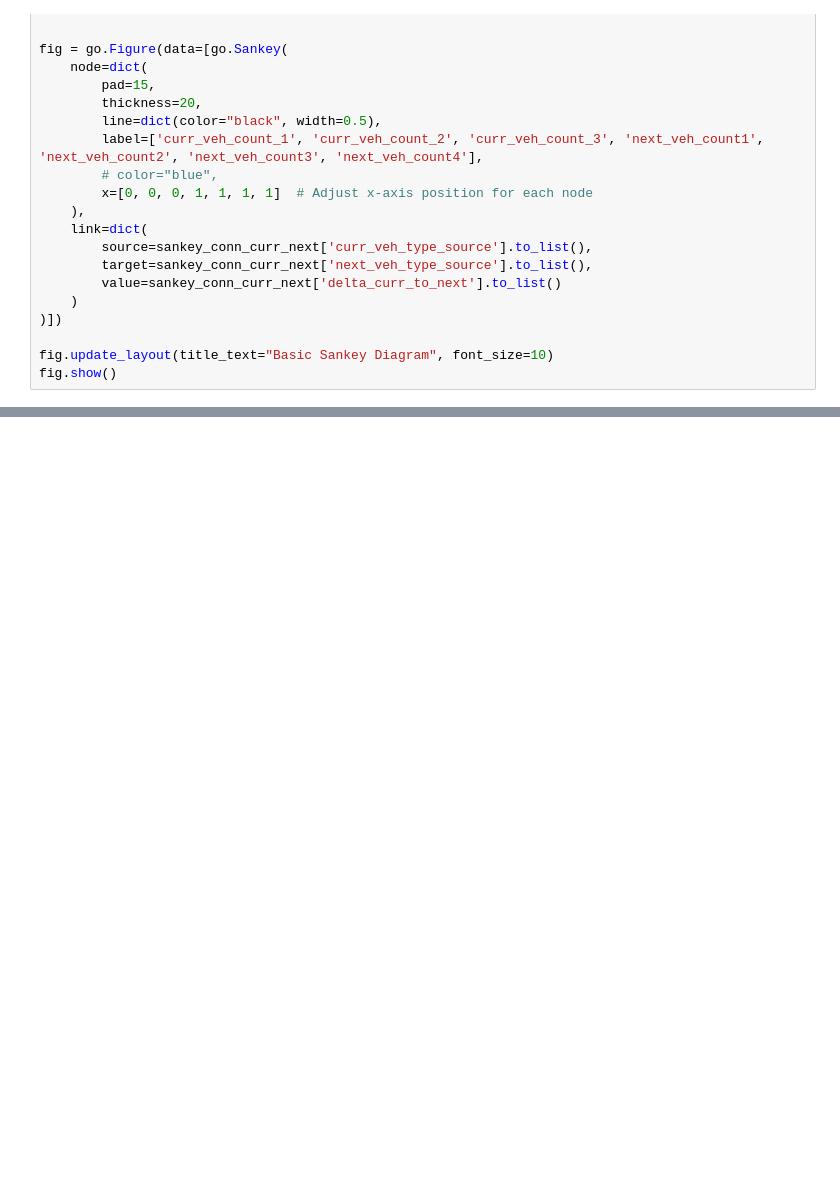
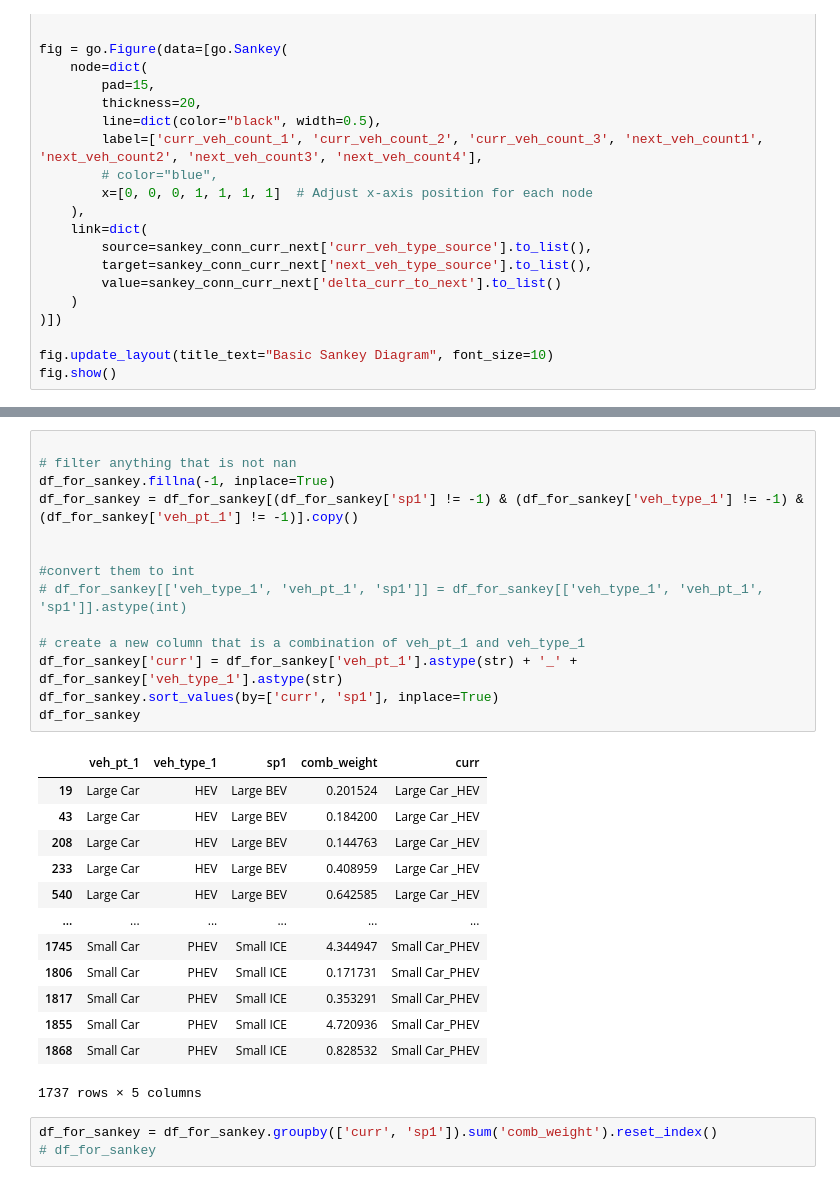
Before and after one commit to itssagunkarki/EV, a Jupyter notebook: graphs/6. sankey_curr_sp.ipynb, the cells around one changed output, grey strips where cells are left out. Saved outputs shown, nothing was run; the diff lists cells and outputs as text; blank space fills up the shorter version.

```diff
--- a/graphs/6. sankey_curr_sp.ipynb
+++ b/graphs/6. sankey_curr_sp.ipynb
@@ -52,0 +61,31 @@ dl.get_geo_edf()
+# %%
+
+# filter anything that is not nan
+df_for_sankey.fillna(-1, inplace=True)
+df_for_sankey = df_for_sankey[(df_for_sankey['sp1'] != -1) & (df_for_sankey['veh_type_1'] != -1) & (df_for_sankey['veh_pt_1'] != -1)].copy()
+
+
+#convert them to int
+# df_for_sankey[['veh_type_1', 'veh_pt_1', 'sp1']] = df_for_sankey[['veh_type_1', 'veh_pt_1', 'sp1']].astype(int)
+
+# create a new column that is a combination of veh_pt_1 and veh_type_1
+df_for_sankey['curr'] = df_for_sankey['veh_pt_1'].astype(str) + '_' + df_for_sankey['veh_type_1'].astype(str)
+df_for_sankey.sort_values(by=['curr', 'sp1'], inplace=True)
+df_for_sankey
+# %% [output]
+|  | veh_pt_1 | veh_type_1 | sp1 | comb_weight | curr |
+| 19 | Large Car | HEV | Large BEV | 0.201524 | Large Car _HEV |
+| 43 | Large Car | HEV | Large BEV | 0.184200 | Large Car _HEV |
+| 208 | Large Car | HEV | Large BEV | 0.144763 | Large Car _HEV |
+| 233 | Large Car | HEV | Large BEV | 0.408959 | Large Car _HEV |
+| 540 | Large Car | HEV | Large BEV | 0.642585 | Large Car _HEV |
+| ... | ... | ... | ... | ... | ... |
+| 1745 | Small Car | PHEV | Small ICE | 4.344947 | Small Car_PHEV |
+| 1806 | Small Car | PHEV | Small ICE | 0.171731 | Small Car_PHEV |
+| 1817 | Small Car | PHEV | Small ICE | 0.353291 | Small Car_PHEV |
+| 1855 | Small Car | PHEV | Small ICE | 4.720936 | Small Car_PHEV |
+| 1868 | Small Car | PHEV | Small ICE | 0.828532 | Small Car_PHEV |
+1737 rows × 5 columns
+# %%
+df_for_sankey = df_for_sankey.groupby(['curr', 'sp1']).sum('comb_weight').reset_index()
+# df_for_sankey
```
Also changed, not shown: parts of 8 cells of this notebook, 2 other files.
